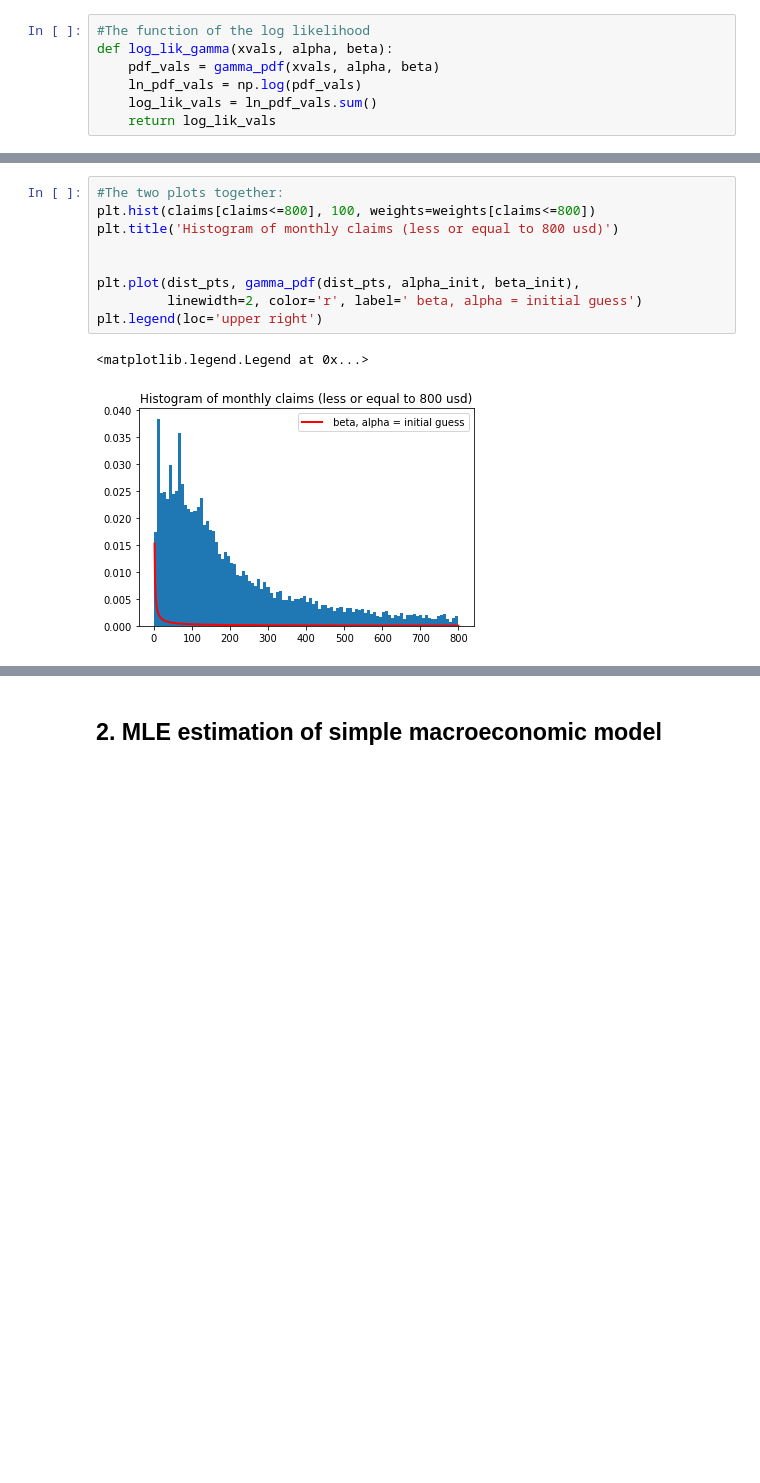
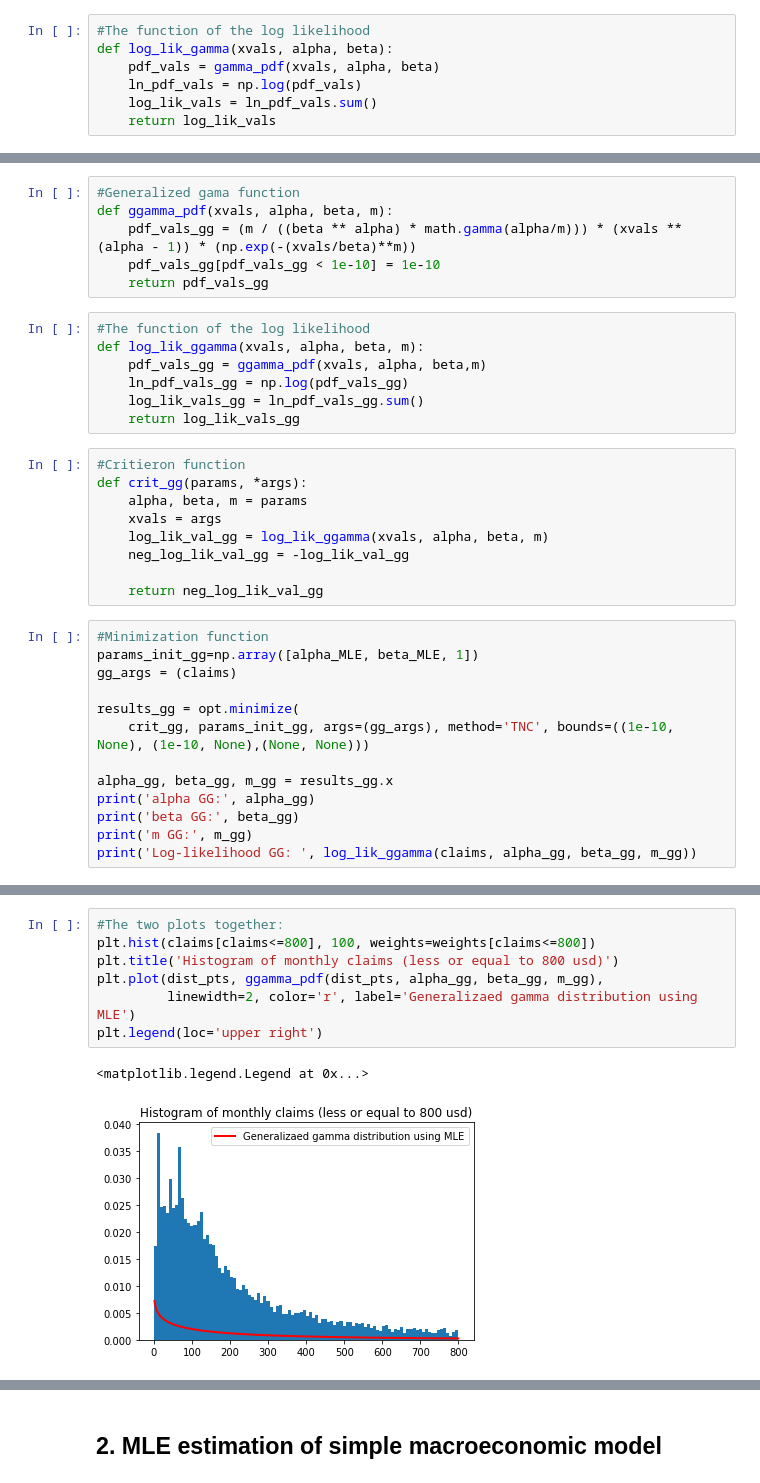
Before and after one commit to jesuspachecov/StructEst_W20, a Jupyter notebook: ProblemSets/PS2/Pacheco_pset2-Copy1.ipynb, the cells around one changed output, grey strips where cells are left out. Drawn from its saved outputs; the diff is of its cells as text; blank space fills up the shorter version.

```diff
--- a/ProblemSets/PS2/Pacheco_pset2-Copy1.ipynb
+++ b/ProblemSets/PS2/Pacheco_pset2-Copy1.ipynb
@@ -100,0 +126,35 @@ np.exp(.35)
+# %%
+#Generalized gama function
+def ggamma_pdf(xvals, alpha, beta, m):
+    pdf_vals_gg = (m / ((beta ** alpha) * math.gamma(alpha/m))) * (xvals ** (alpha - 1)) * (np.exp(-(xvals/beta)**m))
+    pdf_vals_gg[pdf_vals_gg < 1e-10] = 1e-10
+    return pdf_vals_gg
+# %%
+#The function of the log likelihood
+def log_lik_ggamma(xvals, alpha, beta, m):
+    pdf_vals_gg = ggamma_pdf(xvals, alpha, beta,m)
+    ln_pdf_vals_gg = np.log(pdf_vals_gg)
+    log_lik_vals_gg = ln_pdf_vals_gg.sum()
+    return log_lik_vals_gg
+# %%
+#Critieron function
+def crit_gg(params, *args):
+    alpha, beta, m = params
+    xvals = args
+    log_lik_val_gg = log_lik_ggamma(xvals, alpha, beta, m)
+    neg_log_lik_val_gg = -log_lik_val_gg
+
+    return neg_log_lik_val_gg
+# %%
+#Minimization function
+params_init_gg=np.array([alpha_MLE, beta_MLE, 1])
+gg_args = (claims)
+
+results_gg = opt.minimize(
+    crit_gg, params_init_gg, args=(gg_args), method='TNC', bounds=((1e-10, None), (1e-10, None),(None, None)))
+
+alpha_gg, beta_gg, m_gg = results_gg.x
+print('alpha GG:', alpha_gg)
+print('beta GG:', beta_gg)
+print('m GG:', m_gg)
+print('Log-likelihood GG: ', log_lik_ggamma(claims, alpha_gg, beta_gg, m_gg))
@@ -101,12 +166,10 @@ np.exp(.35)
 # %%
 #The two plots together:
 plt.hist(claims[claims<=800], 100, weights=weights[claims<=800])
 plt.title('Histogram of monthly claims (less or equal to 800 usd)')
-
-
-plt.plot(dist_pts, gamma_pdf(dist_pts, alpha_init, beta_init),
-         linewidth=2, color='r', label=' beta, alpha = initial guess')
+plt.plot(dist_pts, ggamma_pdf(dist_pts, alpha_gg, beta_gg, m_gg),
+         linewidth=2, color='r', label='Generalizaed gamma distribution using MLE')
 plt.legend(loc='upper right')
 # %% [output]
 <matplotlib.legend.Legend at 0x...>
-[figure, old version]
+[figure, new version]
```
Also changed, not shown: parts of 46 cells of this notebook.
